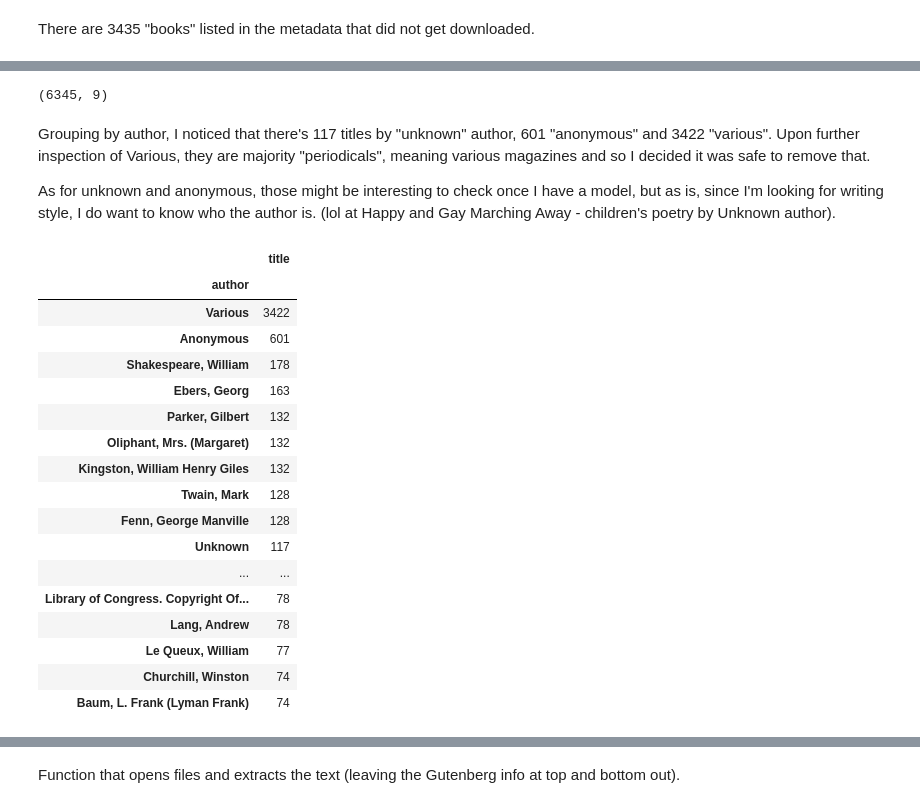
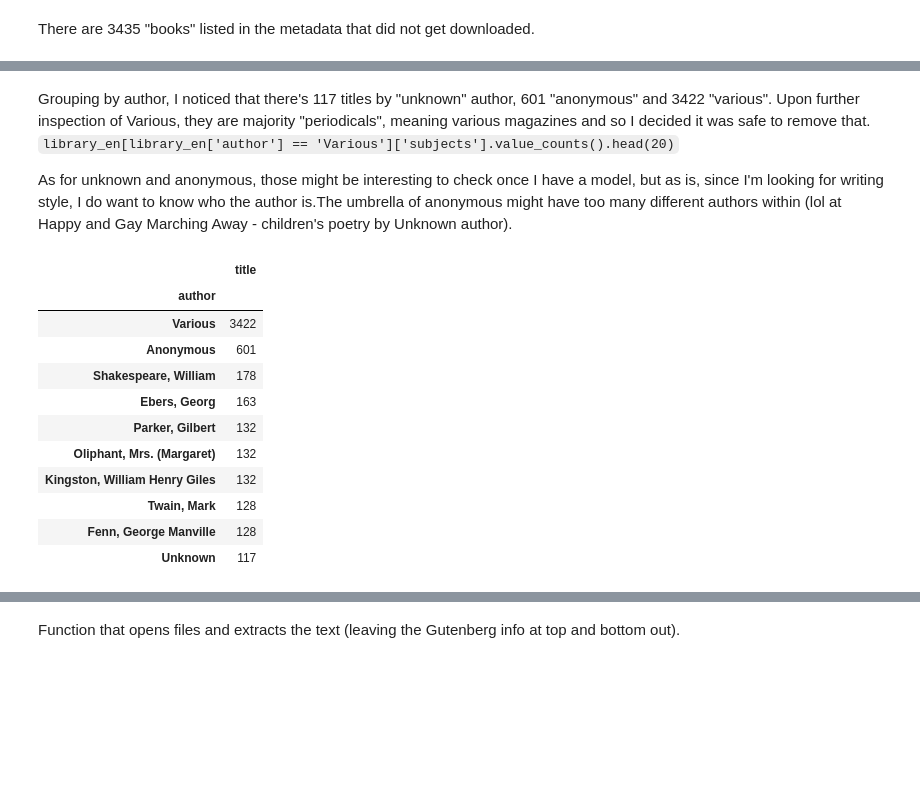
Before and after one commit to tomoumer/discovery_of_writing_differences, a Jupyter notebook: notebooks/data_exploration.ipynb, the cells around one changed output, grey strips where cells are left out. Cells and saved outputs as stored; diff of their text form; code cells hidden in the pictures; blank space fills up the shorter version.

```diff
--- a/notebooks/data_exploration.ipynb
+++ b/notebooks/data_exploration.ipynb
@@ -163,0 +153,14 @@ Final count of books to potentially use is 53776!
+# %%
+print('Full Collection:', len(library))
+
+library_en = library.loc[library['type'].isna()]
+
+print('Books Only:', len(library_en))
+
+library_en = library_en.loc[library_en['language'].str.find('en') > -1]
+
+print('English Books:', len(library_en))
+
+library_en = library_en.loc[library_en['id'].isin(books_list)]
+
+print('Downloaded English Books:', len(library_en))
@@ -174,29 +186,20 @@ Potentially worth considering!
-# %%
-library_en[library_en['downloads'] <= 10].shape
-# %% [output]
-(6345, 9)
 # %% [markdown]
 Grouping by author, I noticed that there's 117 titles by "unknown" author, 601 "anonymous" and 3422 "various". Upon further inspection of Various, they are majority "periodicals", meaning various magazines and so I decided it was safe to remove that.
+`library_en[library_en['author'] == 'Various']['subjects'].value_counts().head(20)`
 
-As for unknown and anonymous, those might be interesting to check once I have a model, but as is, since I'm looking for writing style, I do want to know who the author is. (lol at Happy and Gay Marching Away - children's poetry by Unknown author).
+As for unknown and anonymous, those might be interesting to check once I have a model, but as is, since I'm looking for writing style, I do want to know who the author is.The umbrella of anonymous might have too many different authors within (lol at Happy and Gay Marching Away - children's poetry by Unknown author).
 # %%
-library_en.groupby('author')[['title']].count().sort_values(by='title', ascending=False).head(30)
+library_en.groupby('author')[['title']].count().sort_values(by='title', ascending=False).head(10)
 # %% [output]
 |  | title |
 | author |  |
 | Various | 3422 |
 | Anonymous | 601 |
 | Shakespeare, William | 178 |
 | Ebers, Georg | 163 |
 | Parker, Gilbert | 132 |
 | Oliphant, Mrs. (Margaret) | 132 |
 | Kingston, William Henry Giles | 132 |
 | Twain, Mark | 128 |
 | Fenn, George Manville | 128 |
 | Unknown | 117 |
-| ... | ... |
-| Library of Congress. Copyright Of... | 78 |
-| Lang, Andrew | 78 |
-| Le Queux, William | 77 |
-| Churchill, Winston | 74 |
-| Baum, L. Frank (Lyman Frank) | 74 |
```
Also changed, not shown: parts of 104 cells of this notebook, 1 other file.
